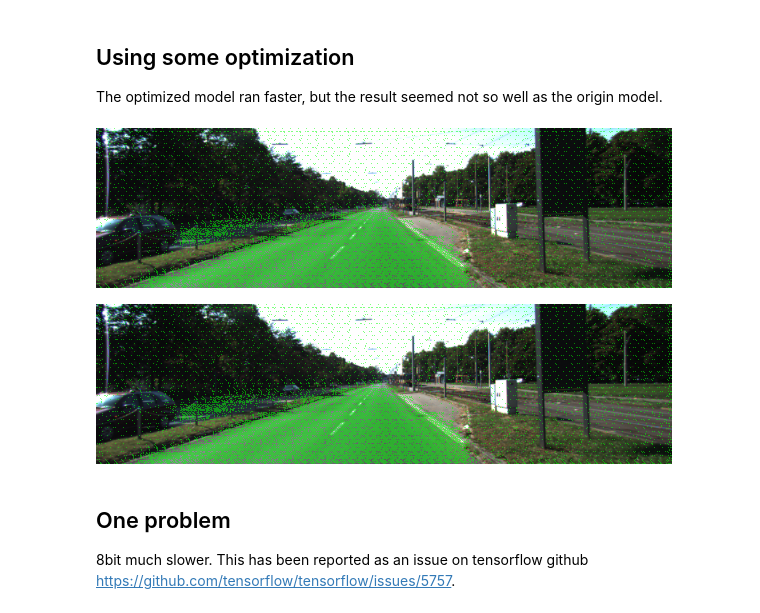
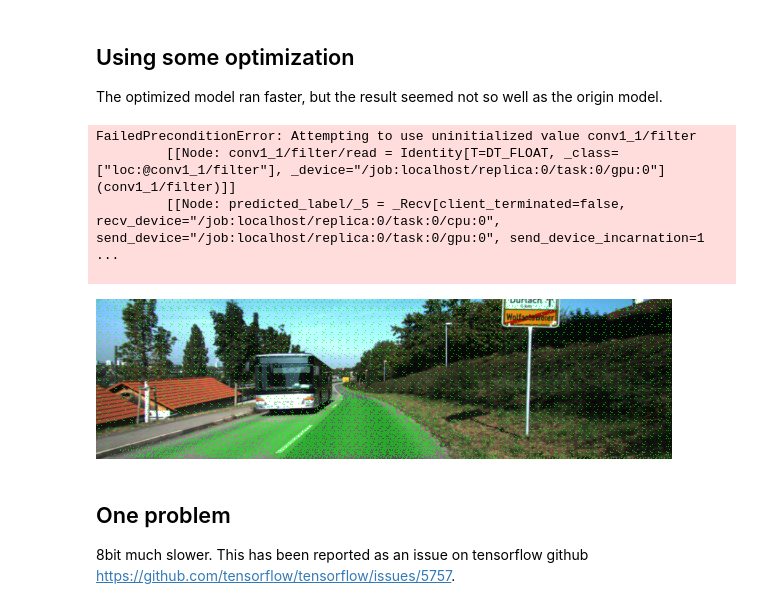
Before and after one commit to huboqiang/CarND-Semantic-Segmentation, a Jupyter notebook: using_model_for_prediction.ipynb, the cells around one changed output. Cells and saved outputs as stored; diff of their text form; code cells hidden in the pictures.

```diff
--- a/using_model_for_prediction.ipynb
+++ b/using_model_for_prediction.ipynb
@@ -53,8 +57,7 @@ def predict_using_raw_model(l_image_file):
 
     return l_street_im
 # %%
-image_file = "./data/data_road/testing/image_2/um_000052.png"
-l_input_images = !ls ./data/data_road/testing/image_2/*png
+l_input_images = !ls ./data/data_road/testing/image_2/*.png
 l_img = predict_using_raw_model(l_input_images)
 l_img[0]
 # %% [output]
@@ -110,12 +117,15 @@ The optimized model ran faster, but the result seemed not so well as the origin
 l_img = predict_using_graphdef_file(l_input_images, graph_file="./freezed_model/frozen_graph.pb")
 l_img[0]
 # %% [output]
-[figure, removed]
+FailedPreconditionError: Attempting to use uninitialized value conv1_1/filter
+         [[Node: conv1_1/filter/read = Identity[T=DT_FLOAT, _class=["loc:@conv1_1/filter"], _device="/job:localhost/replica:0/task:0/gpu:0"](conv1_1/filter)]]
+         [[Node: predicted_label/_5 = _Recv[client_terminated=false, recv_device="/job:localhost/replica:0/task:0/cpu:0", send_device="/job:localhost/replica:0/task:0/gpu:0", send_device_incarnation=1 ...
+
 # %%
 l_img = predict_using_graphdef_file(l_input_images, graph_file="./freezed_model/optimized_graph.pb")
-l_img[0]
+l_img[32]
 # %% [output]
-[figure, old version]
+[figure, new version]
 # %% [markdown]
 ## One problem
 
```
Also changed, not shown: parts of 9 cells of this notebook, 3 other files.
